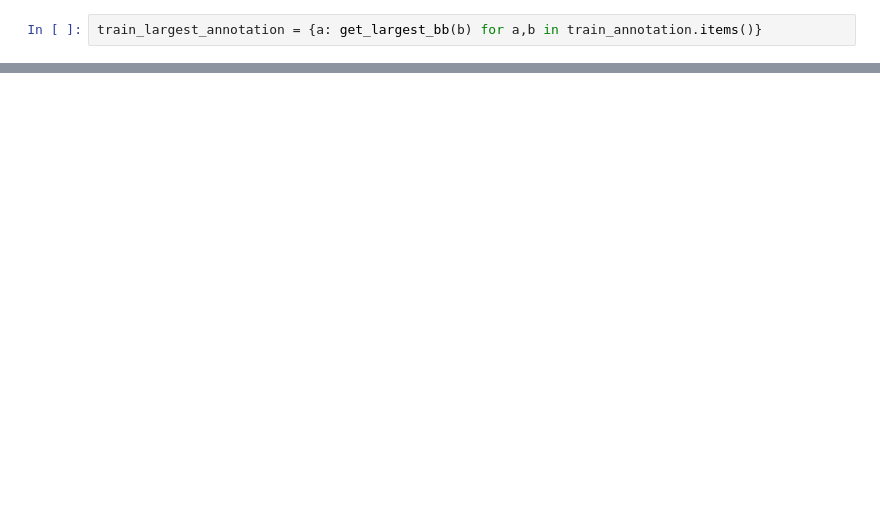
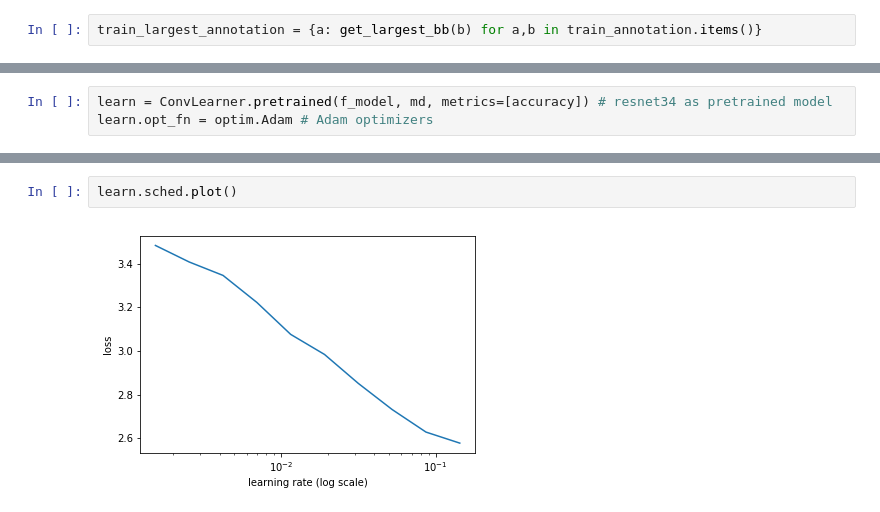
Before and after one commit to groverpr/deep-learning, a Jupyter notebook: Object Detection.ipynb, the cells around one changed output, grey strips where cells are left out. Drawn from its saved outputs; the diff is of its cells as text; blank space fills up the shorter version.

```diff
--- a/Object Detection.ipynb
+++ b/Object Detection.ipynb
@@ -409,0 +471,3 @@ draw_idx(23, train_largest_annotation)
+# %%
+learn = ConvLearner.pretrained(f_model, md, metrics=[accuracy]) # resnet34 as pretrained model
+learn.opt_fn = optim.Adam # Adam optimizers
@@ -409,0 +494,4 @@ draw_idx(23, train_largest_annotation)
+# %%
+learn.sched.plot()
+# %% [output]
+[figure, added]
```
Also changed, not shown: parts of 45 cells of this notebook.
